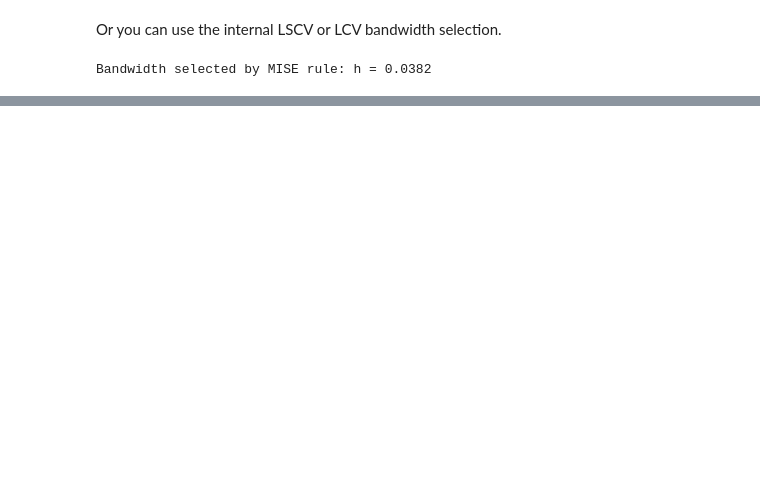
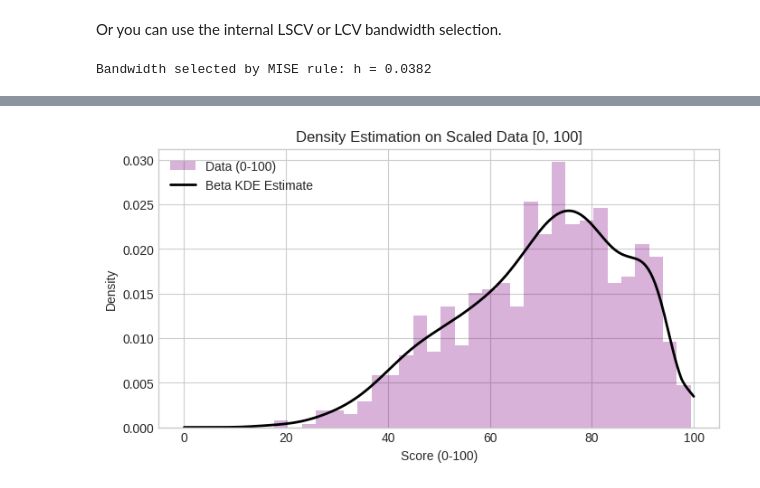
Before and after one commit to egonmedhatten/beta-kde, a Jupyter notebook: examples/tutorial.ipynb, the cells around one changed output, grey strips where cells are left out. Cells and saved outputs as stored; diff of their text form; code cells hidden in the pictures; blank space fills up the shorter version.

```diff
--- a/examples/tutorial.ipynb
+++ b/examples/tutorial.ipynb
@@ -153,0 +188,26 @@ Bandwidth selected by MISE rule: h = 0.0382
+# %%
+# 1. Generate Data in [0, 100]
+np.random.seed(99)
+# Beta distribution scaled up to 100
+data_scaled = np.random.beta(5, 2, size=(1000, 1)) * 100
+
+# 2. Fit with custom bounds
+kde_scaled = BetaKDE(bounds=(0, 100), bandwidth='beta-reference')
+kde_scaled.fit(data_scaled)
+
+# 3. Plot
+# Note: The x-axis is now 0 to 100
+x_grid_scaled = np.linspace(0, 100, 500).reshape(-1, 1)
+pdf_scaled = kde_scaled.pdf(x_grid_scaled, normalized=True)
+
+plt.figure(figsize=(8, 4))
+plt.hist(data_scaled, bins=30, density=True, alpha=0.3, color='purple', label='Data (0-100)')
+plt.plot(x_grid_scaled, pdf_scaled, 'k-', lw=2, label='Beta KDE Estimate')
+
+plt.title("Density Estimation on Scaled Data [0, 100]")
+plt.xlabel("Score (0-100)")
+plt.ylabel("Density")
+plt.legend()
+plt.show()
+# %% [output]
+[figure, added]
```
Also changed, not shown: parts of 10 cells of this notebook.
